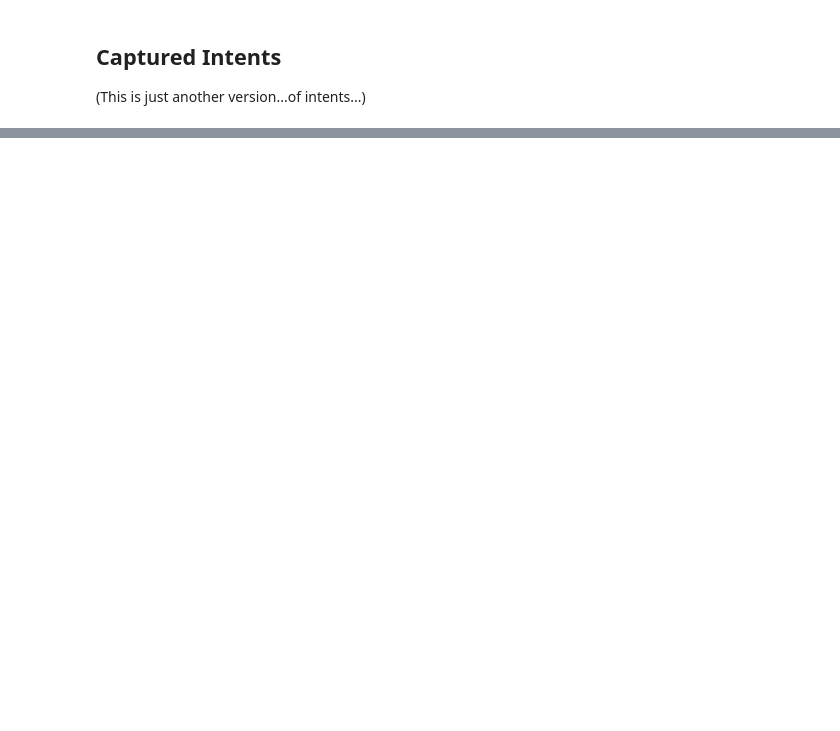
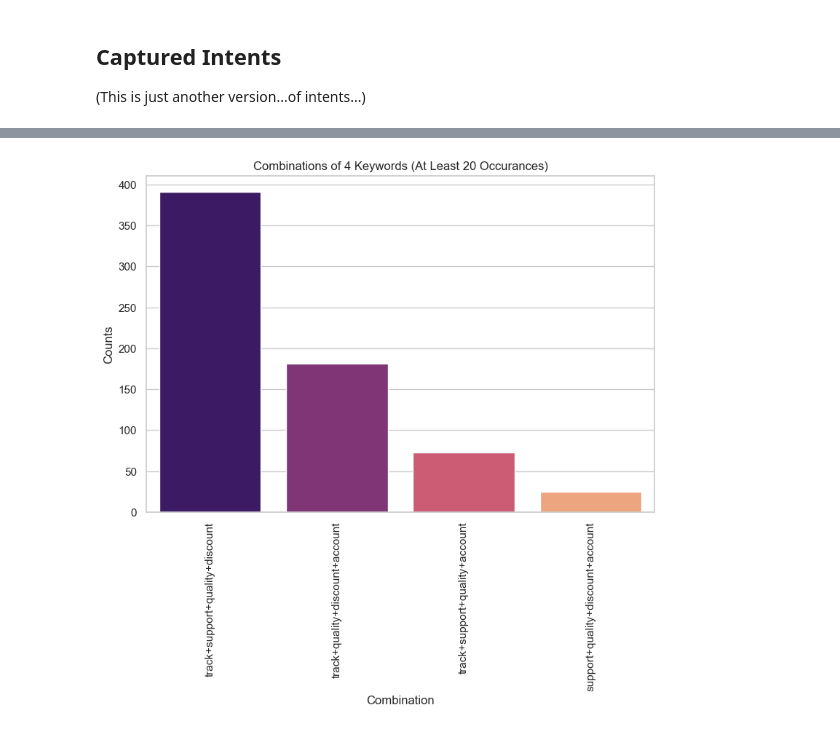
Before and after one commit to sinhasagar507/Customer-support-bot, a Jupyter notebook: notebooks/2.0_heuristic_keyword_exploration.ipynb, the cells around one changed output, grey strips where cells are left out. Saved outputs shown, nothing was run; the diff lists cells and outputs as text; code cells hidden in the pictures; blank space fills up the shorter version.

```diff
--- a/notebooks/2.0_heuristic_keyword_exploration.ipynb
+++ b/notebooks/2.0_heuristic_keyword_exploration.ipynb
@@ -217,0 +524,33 @@ keyword
+# %%
+# Iterating through all pairs, and getting how many Tweets intersect between the pair
+keyword_overlaps = {}
+combs = {}
+
+# Combinations of 2
+intent_quads = combinations(intents.keys(), 4)
+
+# For each pair of intent keys, find the intersection of the tweet sets
+for intent_quad in intent_quads:
+
+    # Get the tweet sets for the 3 intent
+    tweets_1 = intent_tweets[intent_quad[0]]
+    tweets_2 = intent_tweets[intent_quad[1]]
+    tweets_3 = intent_tweets[intent_quad[2]]
+    tweets_4 = intent_tweets[intent_quad[3]]
+
+    # Get the intersection of the tweet sets
+    intersection = tweets_1.intersection(tweets_2).intersection(tweets_3).intersection(tweets_4)
+    # If the intersection is greater than the threshold, add it to the dictionary
+    if len(intersection) > thres[2]:
+        keyword_overlaps[intent_quad] = intersection
+        combs[f"{intent_quad[0]}+{intent_quad[1]}+{intent_quad[2]}+{intent_quad[3]}"] = len(intersection)
+
+# Visualizing as well
+vis = pd.DataFrame({'Combination': list(combs.keys()), "Counts": list(combs.values())}).sort_values('Counts', ascending = False)
+plt.figure(figsize=(9,6))
+sns.barplot(x = vis["Combination"], y = vis["Counts"], palette = 'magma')
+plt.title(f'Combinations of 4 Keywords (At Least {thres[2]} Occurances)')
+plt.xticks(rotation=90)
+plt.show()
+# %% [output]
+[figure, added]
```
Also changed, not shown: parts of 38 cells of this notebook, 3 other files.
